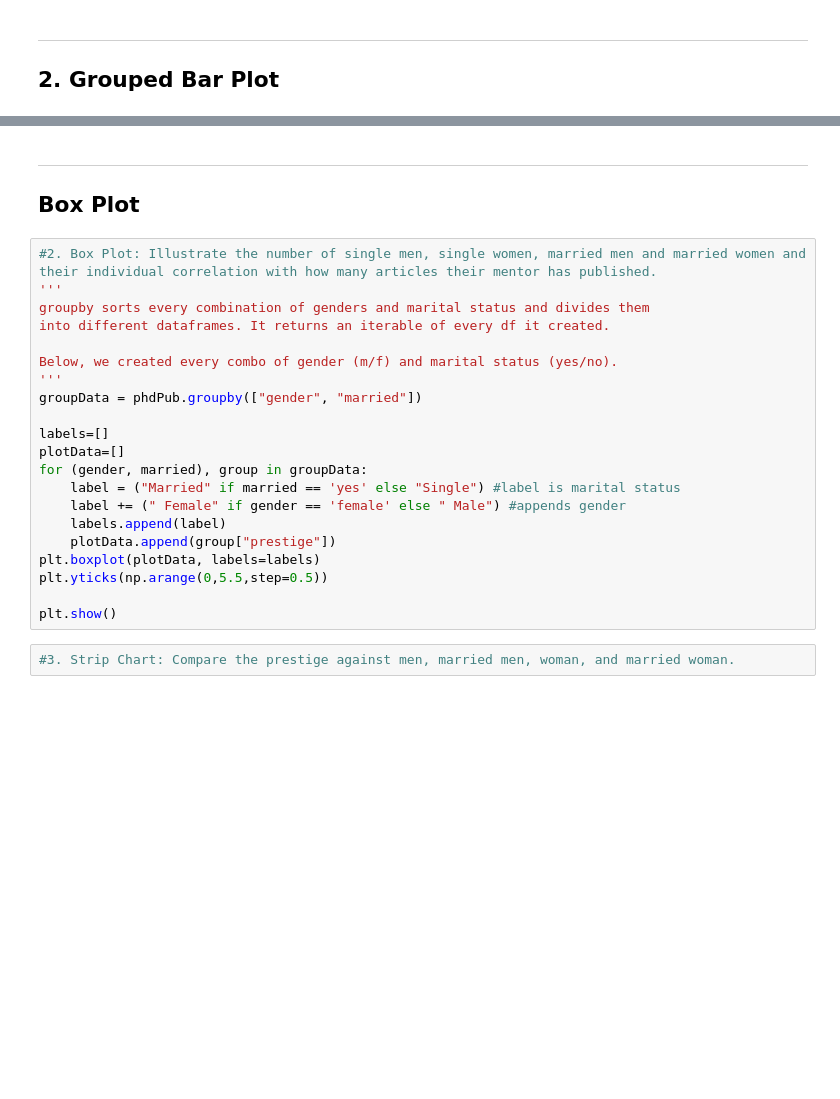
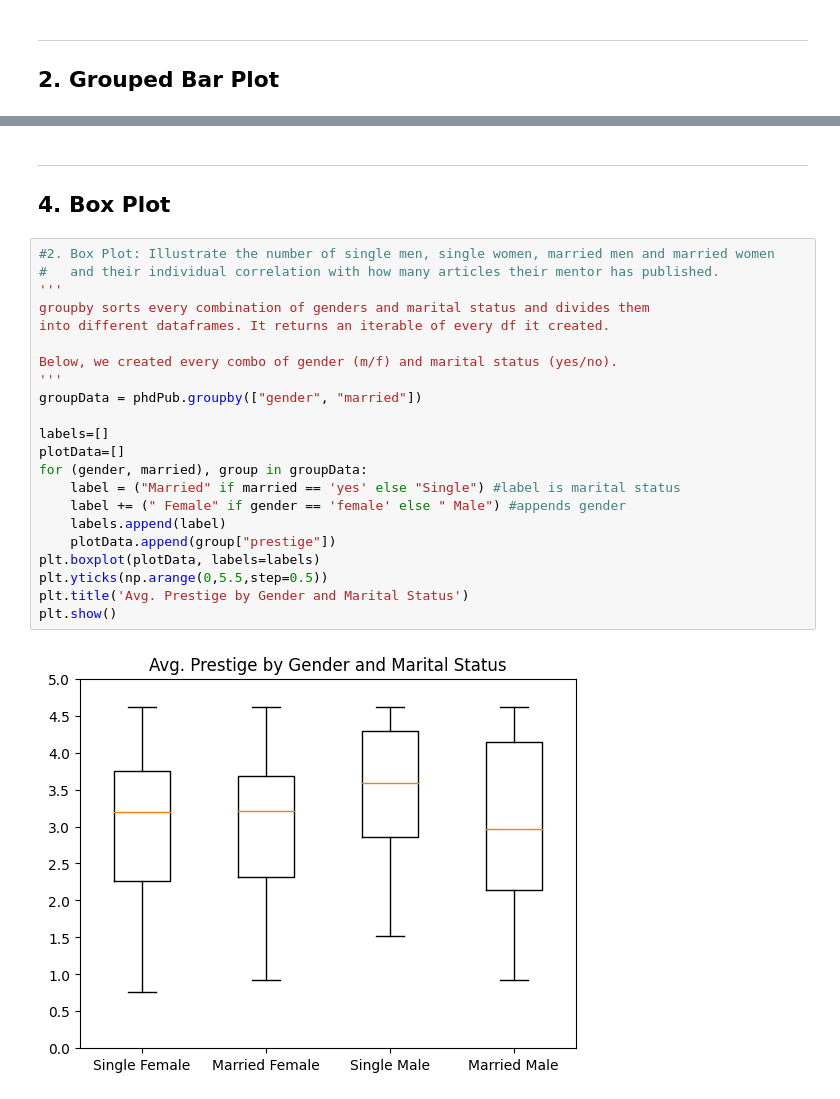
Before and after one commit to Ben-Heinze/CSCI-491-Data-Visualization, a Jupyter notebook: Project1_DataVisualization/Project1_CSCI491.ipynb, the cells around one changed output, grey strips where cells are left out. Drawn from its saved outputs; the diff is of its cells as text; blank space fills up the shorter version.

Commit message:
fixed ridgeline graph; cleaned up formatting

```diff
--- a/Project1_DataVisualization/Project1_CSCI491.ipynb
+++ b/Project1_DataVisualization/Project1_CSCI491.ipynb
@@ -120,30 +125,31 @@ plt.show()
 # %% [markdown]
 ---
 
-## Box Plot
+## 4. Box Plot
 # %%
-#2. Box Plot: Illustrate the number of single men, single women, married men and married women and their individual correlation with how many articles their mentor has published.
+#2. Box Plot: Illustrate the number of single men, single women, married men and married women
+#   and their individual correlation with how many articles their mentor has published.
 '''
 groupby sorts every combination of genders and marital status and divides them
 into different dataframes. It returns an iterable of every df it created.
 
 Below, we created every combo of gender (m/f) and marital status (yes/no).
 '''
 groupData = phdPub.groupby(["gender", "married"])
 
 labels=[]
 plotData=[]
 for (gender, married), group in groupData:
     label = ("Married" if married == 'yes' else "Single") #label is marital status
     label += (" Female" if gender == 'female' else " Male") #appends gender
     labels.append(label)
     plotData.append(group["prestige"])
 plt.boxplot(plotData, labels=labels)
 plt.yticks(np.arange(0,5.5,step=0.5))
-
+plt.title('Avg. Prestige by Gender and Marital Status')
 plt.show()
+# %% [output]
+[figure, added]
-# %%
-#3. Strip Chart: Compare the prestige against men, married men, woman, and married woman.
 # %% [markdown]
 ---
 
```
Also changed, not shown: parts of 17 cells of this notebook.
